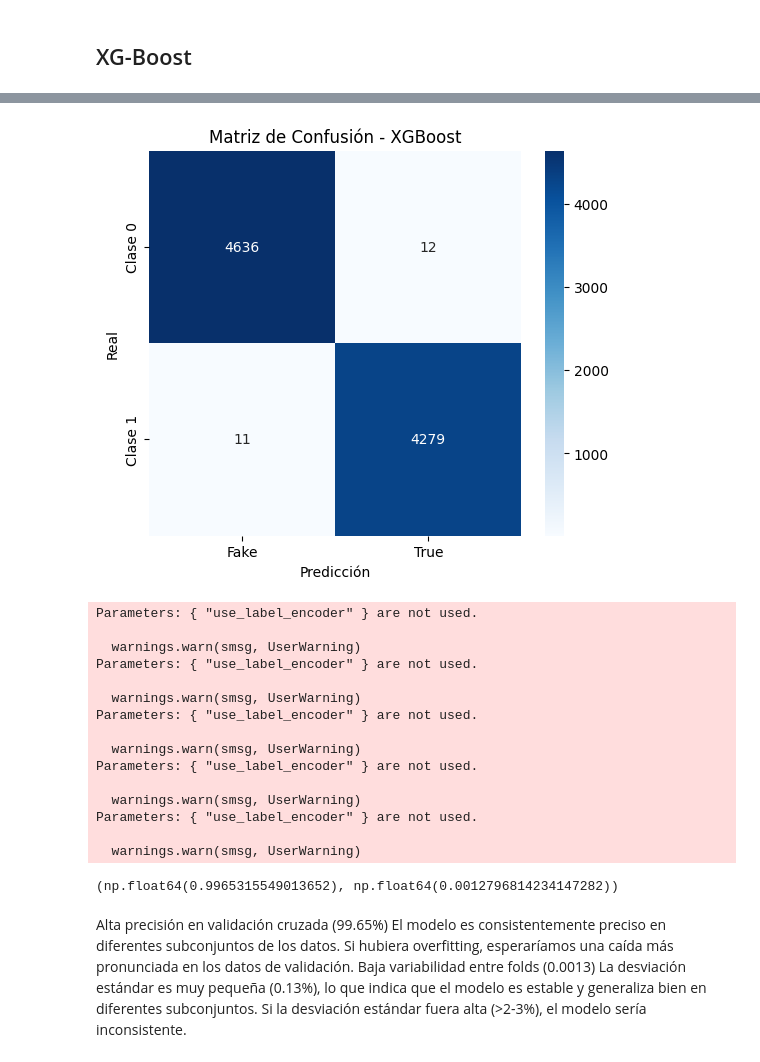
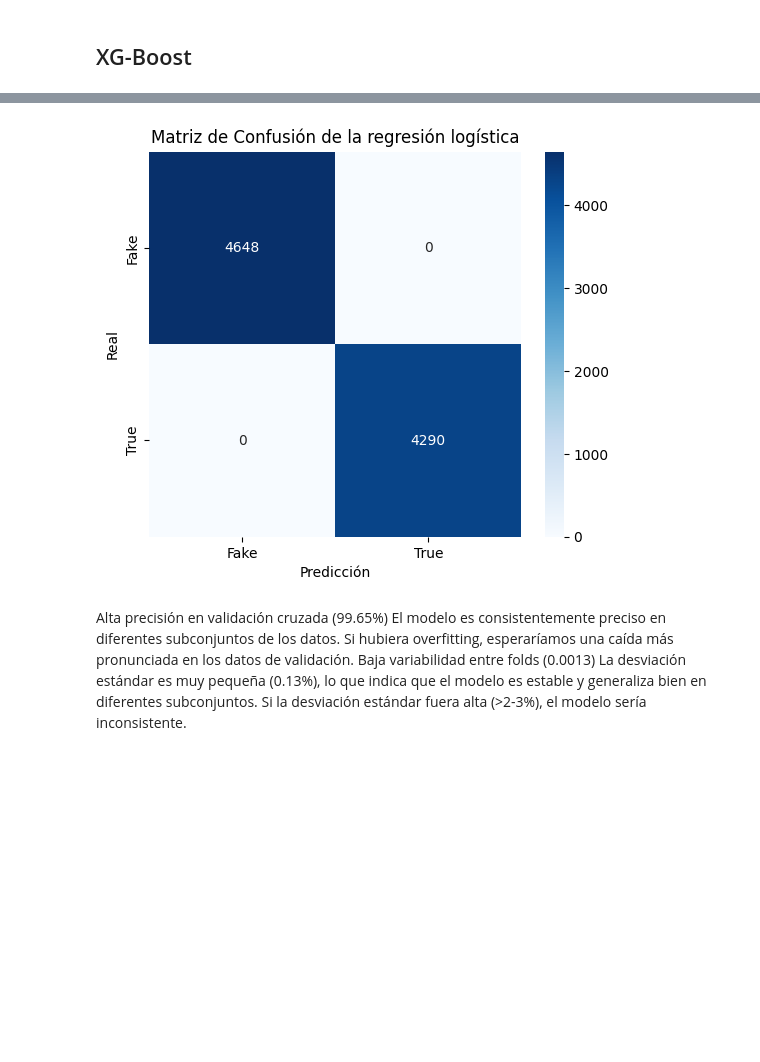
Before and after one commit to IsabelRomoBru/proyecto_machine_learning_Fake_News, a Jupyter notebook: notebooks/modelo_clasicos_todas.ipynb, the cells around one changed output, grey strips where cells are left out. Saved outputs shown, nothing was run; the diff lists cells and outputs as text; code cells hidden in the pictures; blank space fills up the shorter version.

```diff
--- a/notebooks/modelo_clasicos_todas.ipynb
+++ b/notebooks/modelo_clasicos_todas.ipynb
@@ -138,39 +232,20 @@ Parameters: { "use_label_encoder" } are not used.
 # %%
-import matplotlib.pyplot as plt
-import seaborn as sns
-from sklearn.model_selection import cross_val_score
+# Definir valores de la matriz de confusión
+cm = np.array([[4648, 0],
+               [0, 4290]])
+
+# Etiquetas de las clases
+labels = ['Fake', 'True']
 
 # Graficar la matriz de confusión
 plt.figure(figsize=(6, 5))
-sns.heatmap([[4636, 12], [11, 4279]], annot=True, fmt='d', cmap='Blues', xticklabels=['Fake', 'True'], yticklabels=['Clase 0', 'Clase 1'])
+sns.heatmap(cm, annot=True, fmt='d', cmap='Blues', xticklabels=labels, yticklabels=labels)
 plt.xlabel('Predicción')
 plt.ylabel('Real')
-plt.title('Matriz de Confusión - XGBoost')
-plt.show()
-
-# Evaluación de overfitting usando validación cruzada
-cv_scores = cross_val_score(xgb_model, X_tfidf, y, cv=5, scoring='accuracy')
-
-# Mostrar los resultados de validación cruzada
-cv_scores.mean(), cv_scores.std()
+plt.title('Matriz de Confusión de la regresión logística')
+plt.show();
 # %% [output]
-[figure, old version]
+[figure, new version]
-Parameters: { "use_label_encoder" } are not used.
-
-  warnings.warn(smsg, UserWarning)
-Parameters: { "use_label_encoder" } are not used.
-
-  warnings.warn(smsg, UserWarning)
-Parameters: { "use_label_encoder" } are not used.
-
-  warnings.warn(smsg, UserWarning)
-Parameters: { "use_label_encoder" } are not used.
-
-  warnings.warn(smsg, UserWarning)
-Parameters: { "use_label_encoder" } are not used.
-
-  warnings.warn(smsg, UserWarning)
-(np.float64(0.9965315549013652), np.float64(0.0012796814234147282))
 # %% [markdown]
 Alta precisión en validación cruzada (99.65%)
 El modelo es consistentemente preciso en diferentes subconjuntos de los datos.
```
Also changed, not shown: parts of 68 cells of this notebook.
